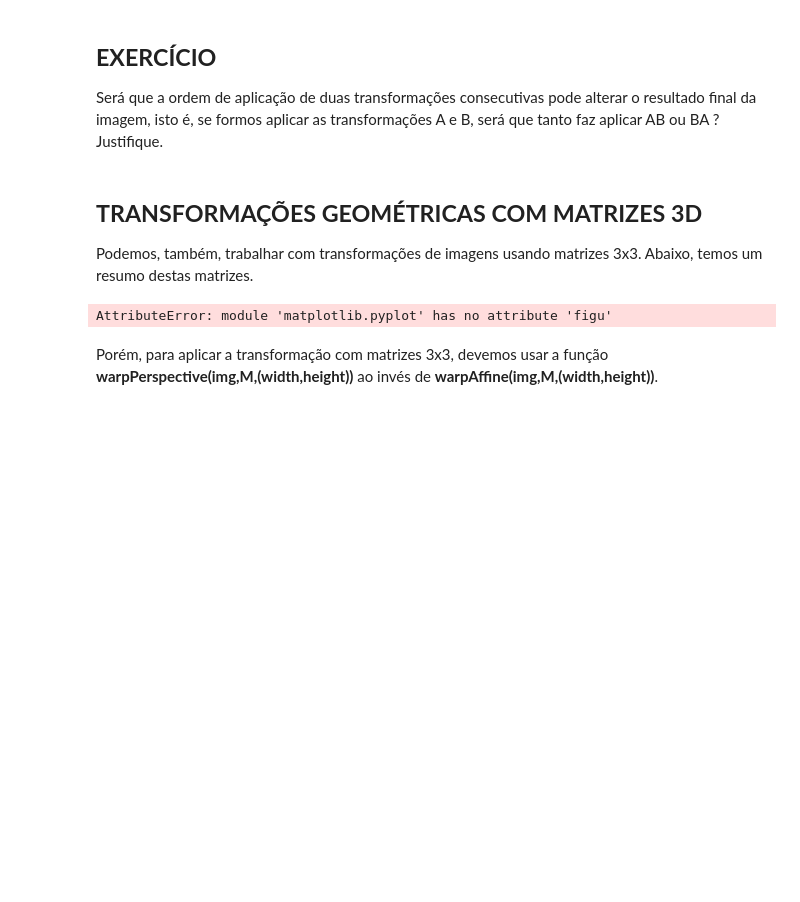
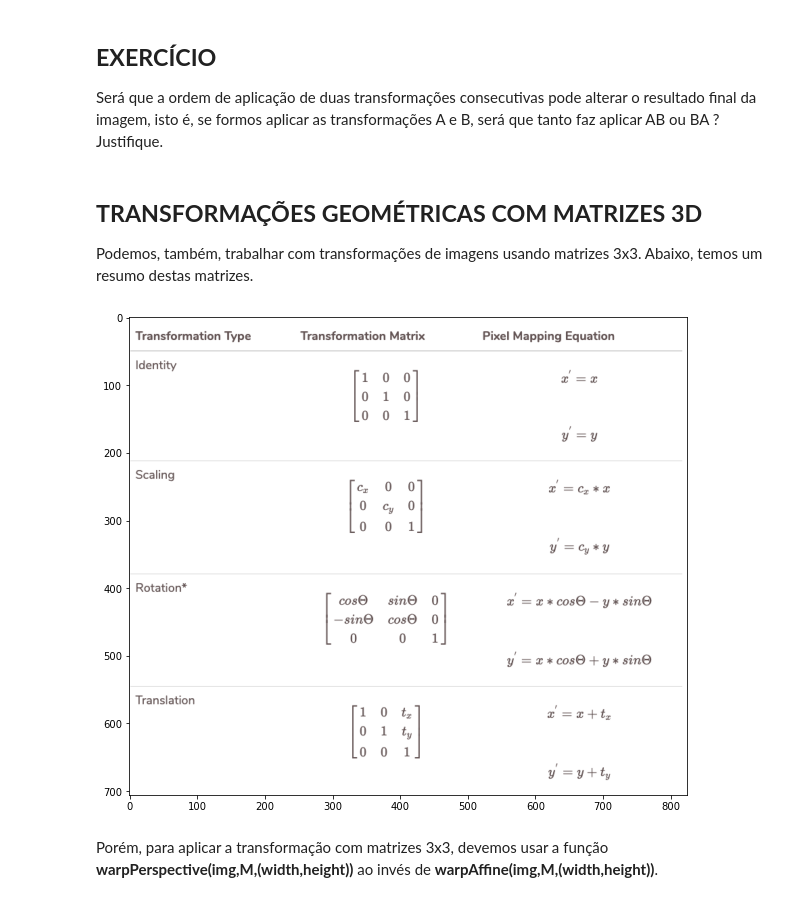
Before and after one commit to 4rfel/visao-computacional, a Jupyter notebook: aula4/Visao_Computacional_Aula_04_1.ipynb, the cells around one changed output. Cells and saved outputs as stored; diff of their text form; code cells hidden in the pictures; blank space fills up the shorter version.

```diff
--- a/aula4/Visao_Computacional_Aula_04_1.ipynb
+++ b/aula4/Visao_Computacional_Aula_04_1.ipynb
@@ -124,10 +126,10 @@ Será que a ordem de aplicação de duas transformações consecutivas pode alte
 
 Podemos, também, trabalhar com transformações de imagens usando matrizes 3x3. Abaixo, temos um resumo destas matrizes.
 # %%
-plt.figu
+plt.figure(figsize=(10, 10))
 plt.imshow(imgMatriz);
 # %% [output]
-AttributeError: module 'matplotlib.pyplot' has no attribute 'figu'
+[figure, added]
 # %% [markdown]
 Porém, para aplicar a transformação com matrizes 3x3, devemos usar a função **warpPerspective(img,M,(width,height))** ao invés de **warpAffine(img,M,(width,height))**.
 # %%
```
Also changed, not shown: parts of 3 cells of this notebook.
